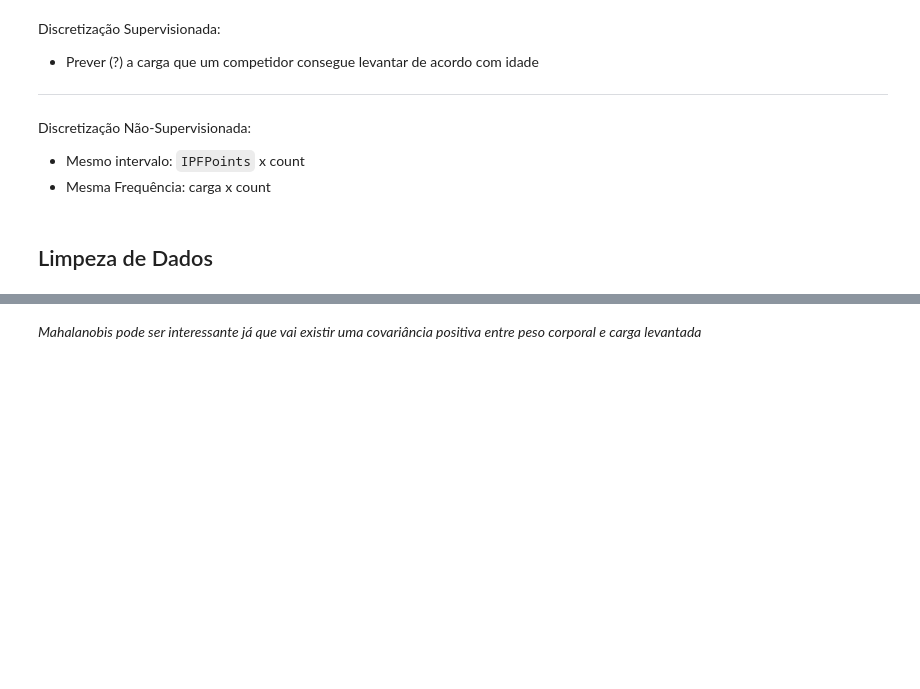
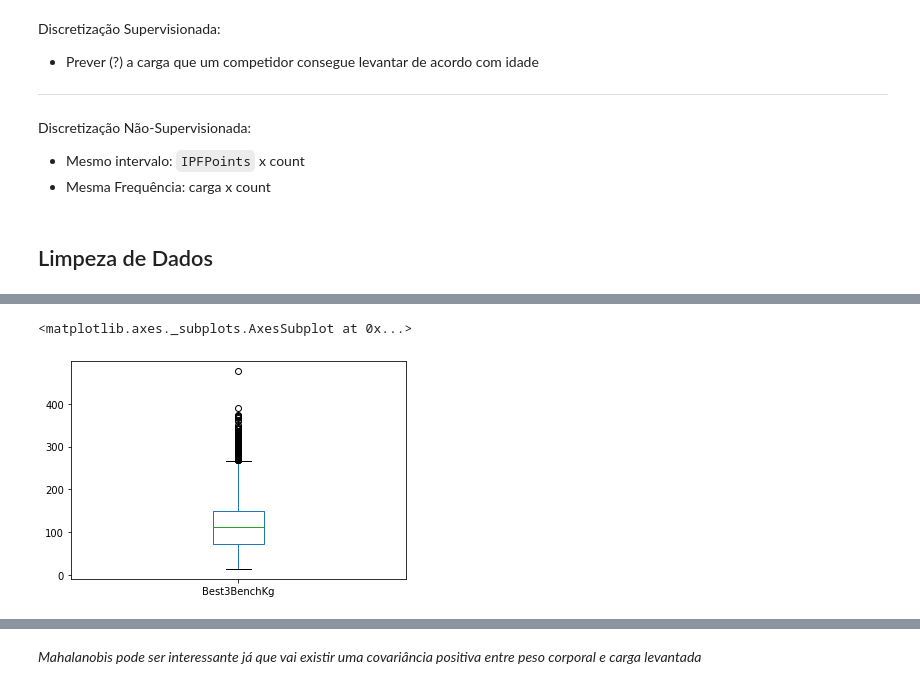
Before and after one commit to RafaelBNN/if697, a Jupyter notebook: ProjetoIF697.ipynb, the cells around one changed output, grey strips where cells are left out. Drawn from its saved outputs; the diff is of its cells as text; code cells hidden in the pictures; blank space fills up the shorter version.

```diff
--- a/ProjetoIF697.ipynb
+++ b/ProjetoIF697.ipynb
@@ -698,0 +771,5 @@ Discretização Não-Supervisionada:
+# %%
+df['Best3BenchKg'].plot.box()
+# %% [output]
+<matplotlib.axes._subplots.AxesSubplot at 0x...>
+[figure, added]
```
Also changed, not shown: parts of 24 cells of this notebook.
